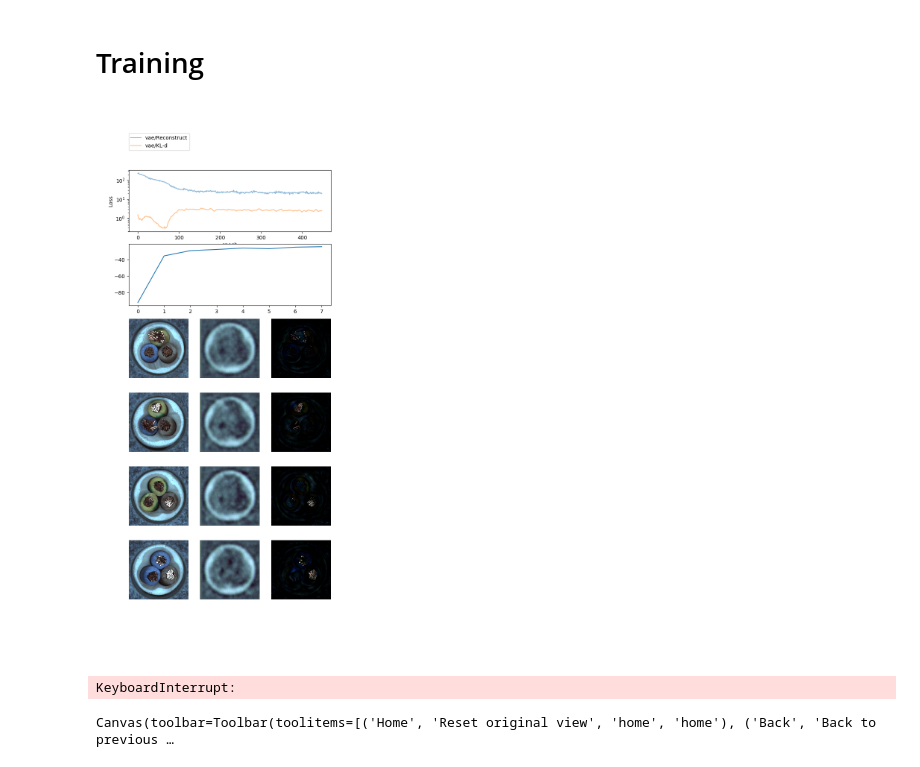
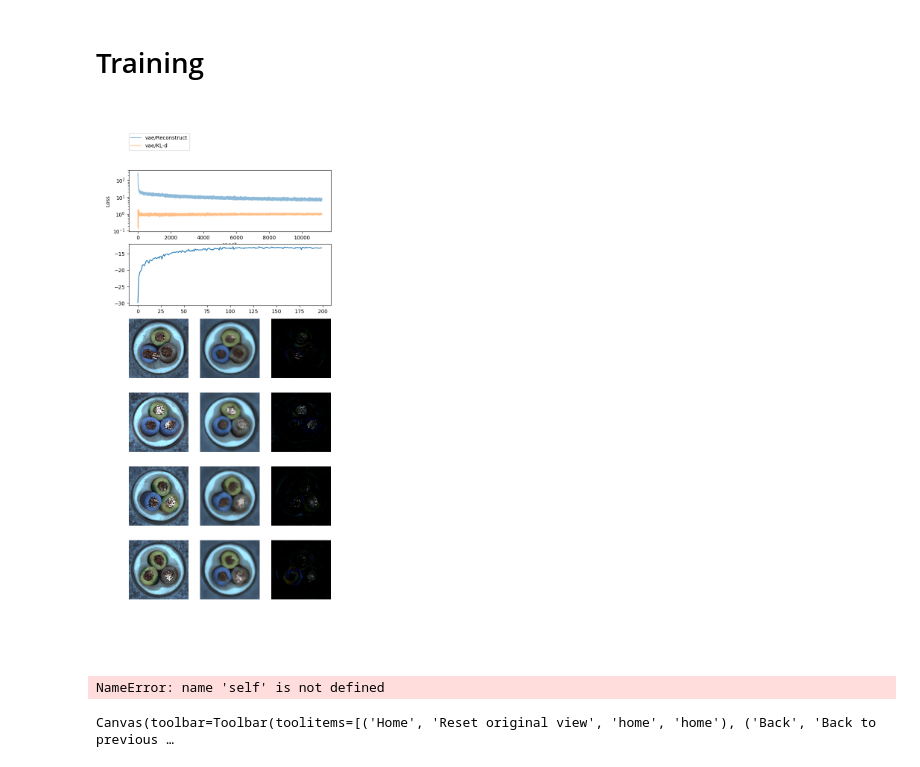
Before and after one commit to elda27/AE-MSPC, a Jupyter notebook: AE-MSPC.ipynb, the cells around one changed output. Drawn from its saved outputs; the diff is of its cells as text; code cells hidden in the pictures.

```diff
--- a/AE-MSPC.ipynb
+++ b/AE-MSPC.ipynb
@@ -238,16 +238,17 @@ _________________________________________________________________
 # %%
 import imageio
 from pathlib import Path
+from tqdm.notebook import tqdm, trange
 task = 'cable'
 dataset_root_dir = Path('mvtec_anomaly_detection')
 
 task_dataset_dir = dataset_root_dir / task
-train_images = [imageio.imread(str(file))[None] for file in (task_dataset_dir / 'train' / 'good').glob('*.png')]
+train_images = [imageio.imread(str(file))[None] for file in tqdm(list((task_dataset_dir / 'train' / 'good').glob('*.png')))]
 train_labels = ['good' for _ in train_images]
 
 test_images = []
 test_labels = []
-for mode_dir in (task_dataset_dir / 'test').glob('*'):
+for mode_dir in tqdm(list((task_dataset_dir / 'test').glob('*'))):
     if not mode_dir.is_dir():
         continue
     images = [imageio.imread(file)[None] for file in mode_dir.glob('*.png')]
@@ -295,8 +296,8 @@ from IPython.display import Image, display_png, clear_output
 #%matplotlib notebook
 
 
-epochs = 50
-latent_dim = 32
+epochs = 200
+latent_dim = 64
 num_examples_to_generate = 16
 
 # keeping the random vector constant for generation (prediction) so
@@ -306,7 +307,7 @@ model = ResidualConvVAE(
     deconv_start_dim=64, out_ch=3,
     kernel_size=3, n_freq_residual=2)
 #model = ResidualConvVAE([3, 4, 8, 16], latent_dim, kernel_size=3, n_freq_residual=4) # For original size
-optimizer = tf.keras.optimizers.Adam(1e-4)
+optimizer = tf.keras.optimizers.Adam(5e-4)
 # img_disc =ResiaudlConvDiscriminator(
 #         filters=[4, 8, 16], out_dim=2, kernel_size=3, n_freq_residual=4)
 # img_disc_optimizer = tf.keras.optimizers.Adam(8e-5)
@@ -332,7 +333,7 @@ def compute_loss(model, x):
     return {
         'loss': {
             'Reconstruct': tf.reduce_mean(loss_reconst),
-            'KL-d': tf.reduce_mean(loss_kld) * 1e-1,
+            'KL-d': tf.reduce_mean(loss_kld) * 1e-2,
         },
         'raw': {
             'AE': absolute_error,
@@ -402,32 +403,31 @@ with tf.device('/GPU:0'):
             elbo_ax.clear()
             elbo_ax.plot(elbo_history)
 
             original = np.squeeze(raw['Original'].numpy())
             reconstruct = np.squeeze(raw['Reconstruct'].numpy())
             absolute_error = np.squeeze(raw['AE'].numpy())
             if np.any(np.isnan(absolute_error)):
                 tqdm.write('The output is nan.')
             for i in range(4):
                 ax = data_ax[i, 0]
                 ax.clear()
                 ax.imshow(original[i], vmin=0.0, vmax=1.0)
                 ax.axis('off')
 
                 ax = data_ax[i, 1]
                 ax.clear()
                 ax.imshow(reconstruct[i], vmin=0.0, vmax=1.0)
                 ax.axis('off')
 
                 ax = data_ax[i, 2]
                 ax.clear()
                 ax.imshow(absolute_error[i], vmin=0.0, vmax=1.0)
                 ax.axis('off')
 
             io = BytesIO()
             fig.savefig(io, format='png')
 
             clear_output(wait=True)
             display_png(Image(io.getvalue()))
 # %% [output]
-[figure, old version]
+[figure, new version]
-KeyboardInterrupt:
@@ -449,3 +444,23 @@ ax.scatter(xs, ys, marker='x')
+# %%
+xs = []
+ys = []
+
+Q_list = []
+T2_list = []
+labels = []
+for x, y in tqdm(tf.data.Dataset.from_tensor_slices((test_images, test_labels)).batch(4)):
+    mu, logvar = model.encode(x)
+    z = model.reparameterize(mu, logvar).numpy()
+    d = self.crop(model.decode(z))
+
+    T2_stat = gaussian_kl_divergence(z)
+    Q_stat = tf.math.abs(d - x)
+
+    T2_list.extend(tf.math.reduce_mean(T2_stat, axis=[1,2,3]).numpy())
+    Q_list.extend(tf.math.reduce_mean(Q_stat, axis=1).numpy())
+    labels.extend(y.numpy())
+# %% [output]
+NameError: name 'self' is not defined
 # %%
 # Latent traversal about each axis
 
```
Also changed, not shown: parts of 4 cells of this notebook.
